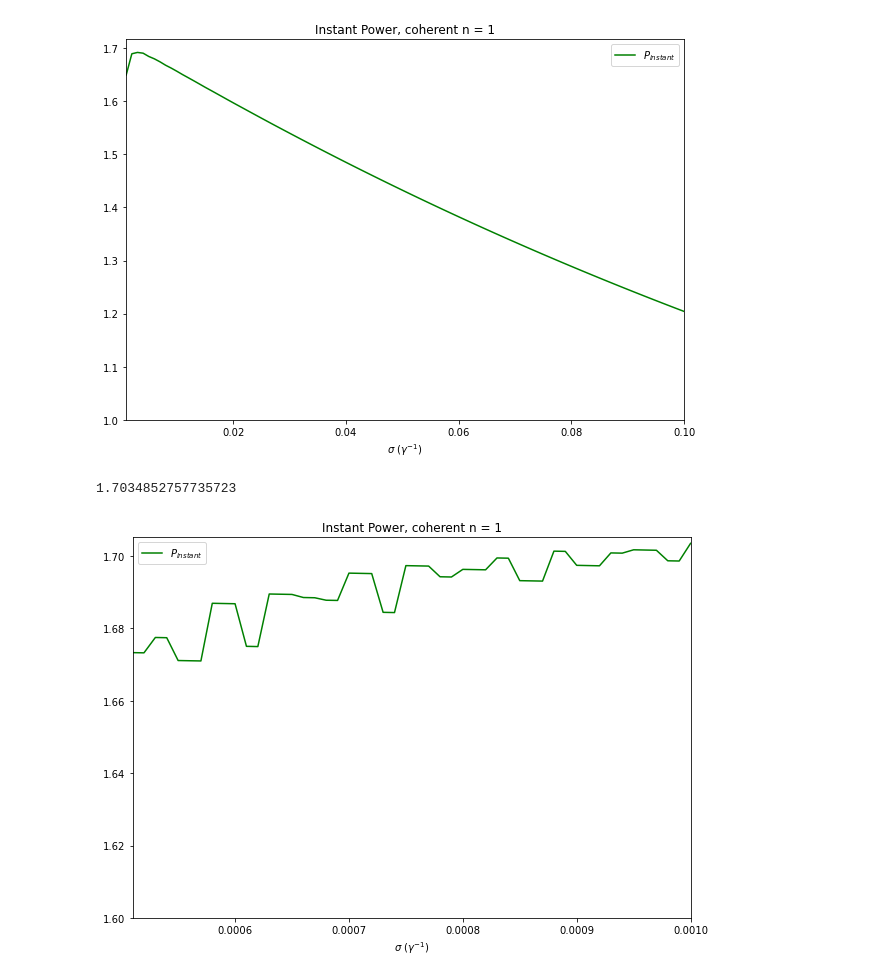
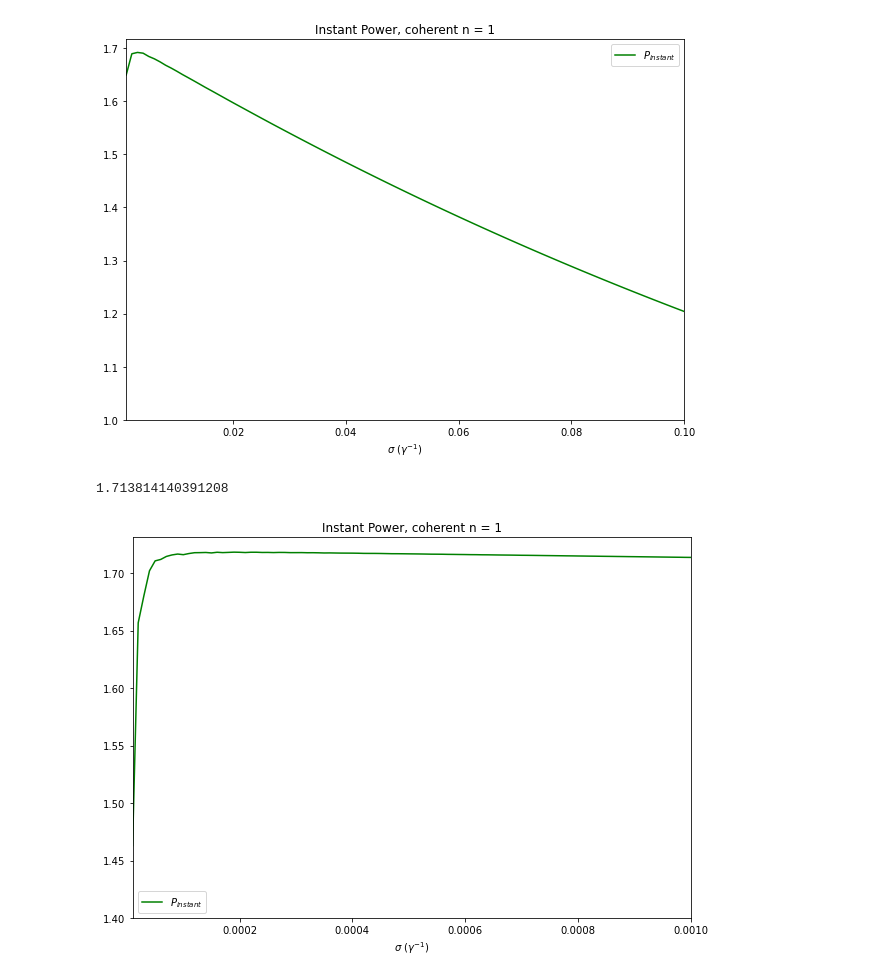
Before and after one commit to sabinthapa100/master-thesis, a Jupyter notebook: sample/notebooks/gaussian/coherent.ipynb, the cells around one changed output. Saved outputs shown, nothing was run; the diff lists cells and outputs as text; code cells hidden in the pictures.

Commit message:
replot results with higher precision

```diff
--- a/sample/notebooks/gaussian/coherent.ipynb
+++ b/sample/notebooks/gaussian/coherent.ipynb
@@ -219,32 +226,32 @@ plt.show()
 # %%
 source_dir = "../../outputs/gaussian/fixed_sigma/"
 
 fig, ax = plt.subplots(figsize=(10,7))
 #fig.set_figheight(7)
 #fig.set_figwidth(10)
 
 sig_l, instant_pow = [], []
-for sigma in range_decimal(0.00051,0.001,0.00001,stop_inclusive=True):
-    erg = np.loadtxt(source_dir+"coherent_1/precision_0.0002/sigma_"+str(sigma)+
+for sigma in range_decimal(0.00001,0.001,0.00001,stop_inclusive=True):
+    erg = np.loadtxt(source_dir+"coherent_1/precision_1e-05/sigma_"+str(sigma)+
                      "/ergotropy_"+str(sigma)+".dat")
     sig_l.append(float(sigma))
 
     # Calculate the numerical derivative
     # np.gradient uses the central slope, so it is more precise
     dt = erg[:,0][-1] - erg[:,0][-2]
     instant_pow.append(np.gradient(erg[:,1], dt).max())
 print(instant_pow[-1])
 ax.plot(sig_l, instant_pow, '-g', label='$P_{instant}$')
 ax.set_xlim(sig_l[0], sig_l[-1])
-ax.set_ylim(1.6)
+ax.set_ylim(1.4)
 ax.set_xlabel('$\sigma$ ($\gamma^{-1}$)')
 ax.set_title('Instant Power, coherent n = 1')
 ax.legend()
 
 plt.show()
 # %% [output]
-1.7034852757735723
+1.713814140391208
-[figure, old version]
+[figure, new version]
 # %%
 #source_dir = "../../outputs/gaussian/fixed_sigma/"
 
```
Also changed, not shown: parts of 3 cells of this notebook.
